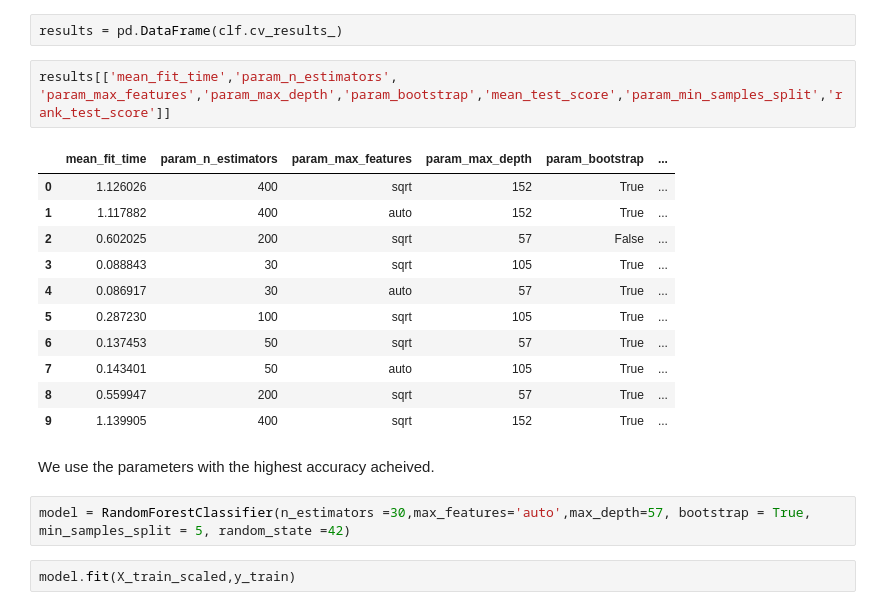
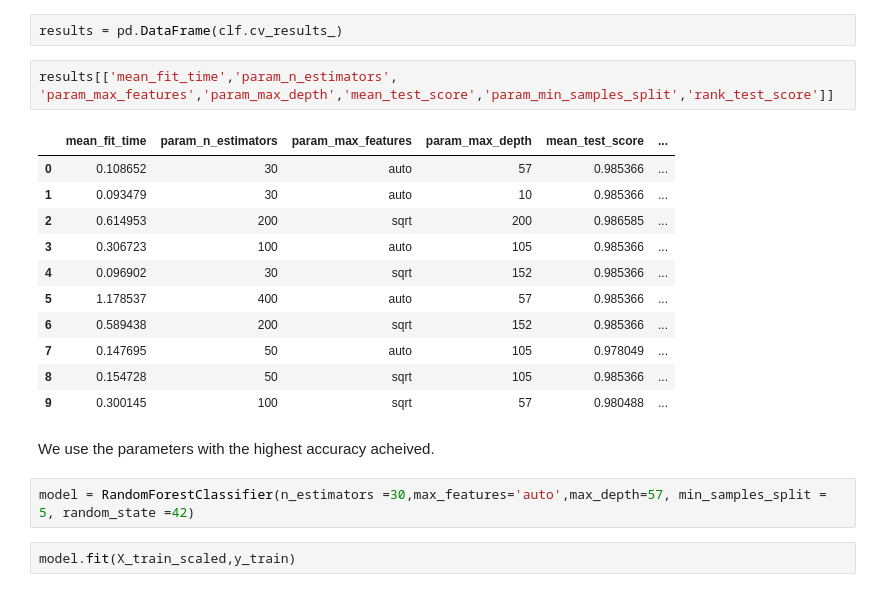
Before and after one commit to Waleed-Mujahid/Machine-Learning, a Jupyter notebook: Model Selection and Grid Search/Heart_DIsease_Predict.ipynb, the cells around one changed output. Saved outputs shown, nothing was run; the diff lists cells and outputs as text.

```diff
--- a/Model Selection and Grid Search/Heart_DIsease_Predict.ipynb
+++ b/Model Selection and Grid Search/Heart_DIsease_Predict.ipynb
@@ -290,23 +287,23 @@ RandomizedSearchCV(cv=5, estimator=RandomForestClassifier(),
 # %%
 results = pd.DataFrame(clf.cv_results_)
 # %%
-results[['mean_fit_time','param_n_estimators', 'param_max_features','param_max_depth','param_bootstrap','mean_test_score','param_min_samples_split','rank_test_score']]
+results[['mean_fit_time','param_n_estimators', 'param_max_features','param_max_depth','mean_test_score','param_min_samples_split','rank_test_score']]
 # %% [output]
-|  | mean_fit_time | param_n_estimators | param_max_features | param_max_depth | param_bootstrap | ... |
-| 0 | 1.126026 | 400 | sqrt | 152 | True | ... |
-| 1 | 1.117882 | 400 | auto | 152 | True | ... |
-| 2 | 0.602025 | 200 | sqrt | 57 | False | ... |
-| 3 | 0.088843 | 30 | sqrt | 105 | True | ... |
-| 4 | 0.086917 | 30 | auto | 57 | True | ... |
-| 5 | 0.287230 | 100 | sqrt | 105 | True | ... |
-| 6 | 0.137453 | 50 | sqrt | 57 | True | ... |
-| 7 | 0.143401 | 50 | auto | 105 | True | ... |
-| 8 | 0.559947 | 200 | sqrt | 57 | True | ... |
-| 9 | 1.139905 | 400 | sqrt | 152 | True | ... |
+|  | mean_fit_time | param_n_estimators | param_max_features | param_max_depth | mean_test_score | ... |
+| 0 | 0.108652 | 30 | auto | 57 | 0.985366 | ... |
+| 1 | 0.093479 | 30 | auto | 10 | 0.985366 | ... |
+| 2 | 0.614953 | 200 | sqrt | 200 | 0.986585 | ... |
+| 3 | 0.306723 | 100 | auto | 105 | 0.985366 | ... |
+| 4 | 0.096902 | 30 | sqrt | 152 | 0.985366 | ... |
+| 5 | 1.178537 | 400 | auto | 57 | 0.985366 | ... |
+| 6 | 0.589438 | 200 | sqrt | 152 | 0.985366 | ... |
+| 7 | 0.147695 | 50 | auto | 105 | 0.978049 | ... |
+| 8 | 0.154728 | 50 | sqrt | 105 | 0.985366 | ... |
+| 9 | 0.300145 | 100 | sqrt | 57 | 0.980488 | ... |
 # %% [markdown]
   We use the parameters with the highest accuracy acheived.
 # %%
-model = RandomForestClassifier(n_estimators =30,max_features='auto',max_depth=57, bootstrap = True, min_samples_split = 5, random_state =42)
+model = RandomForestClassifier(n_estimators =30,max_features='auto',max_depth=57, min_samples_split = 5, random_state =42)
 # %%
 model.fit(X_train_scaled,y_train)
 # %% [output]
```
Also changed, not shown: parts of 5 cells of this notebook.
